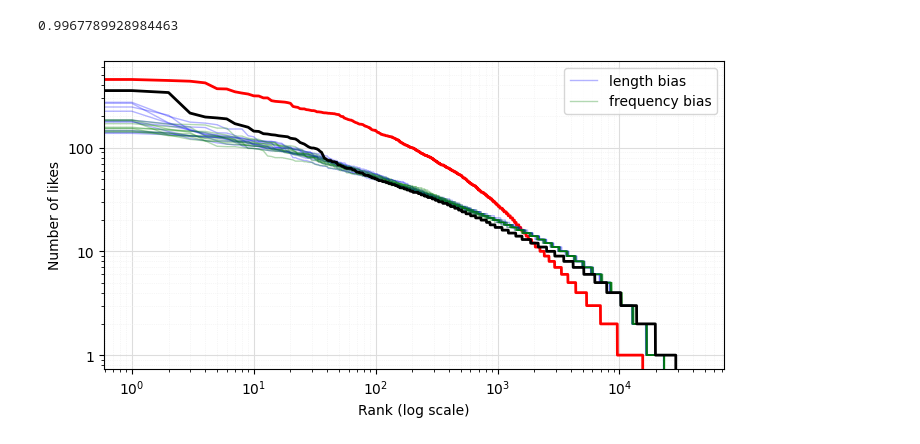
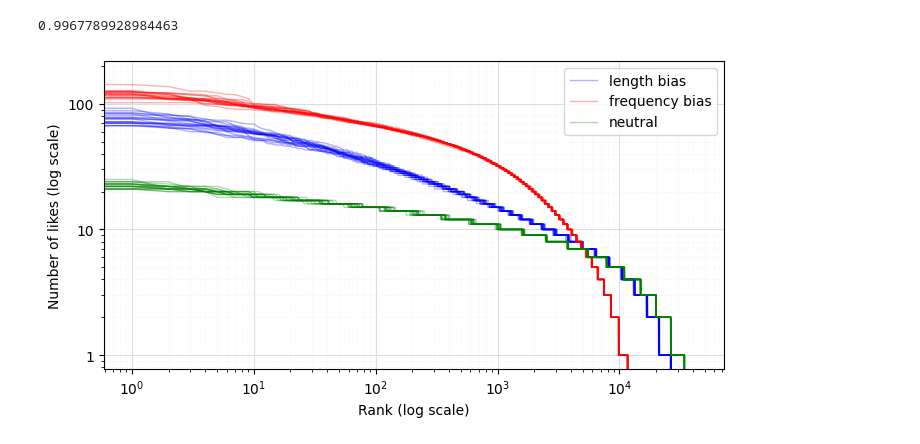
Before and after one commit to alexeykosh/2023-slovotvir-reuse-analysis, a Jupyter notebook: testing.ipynb, the cells around one changed output. Drawn from its saved outputs; the diff is of its cells as text; code cells hidden in the pictures.

Commit message:
corrected probability of likes

```diff
--- a/testing.ipynb
+++ b/testing.ipynb
@@ -114,7 +113,7 @@ class SlovotvirModel:
         for _ in indices:
             # get the word
             likes = min_max_scaling_numpy(np.array(self.words[_][0]))
-            lengths = min_max_scaling_numpy(np.array(self.words[_][1]))
+            lengths = min_max_scaling_numpy(1 / np.array(self.words[_][1]))
 
             # get the probability of liking each translation
             probs = self.like_prob(lengths, likes)
@@ -168,36 +167,37 @@ sum(likes_model) / sum(true_likes)
 # %%
 fig, ax = plt.subplots(figsize=(8, 4))
 likes_model = run_model(a=4.8, b=5.6, t=0.36)
-plt.plot(range(len(likes_model)),
-        likes_model,
-        color='red',
-        linewidth=2, alpha=1)
-for _ in range(10):
-        likes_model = run_model(10, 0, 0.5)
+for _ in range(20):
+        likes_model = run_model(10, 0, 1)
         plt.plot(range(len(likes_model)),
                 likes_model,
                 color='blue',
-                linewidth=1, alpha=0.3, label='length bias')
-for _ in range(10):
-        likes_model = run_model(10, 0, 0.5)
+                linewidth=1, alpha=0.3, label='length bias ($\alpha=10, \beta=0$)')
+for _ in range(20):
+        likes_model = run_model(0, 10, 1)
+        plt.plot(range(len(likes_model)),
+                likes_model,
+                color='red',
+                linewidth=1, alpha=0.3, label='frequency bias ($\alpha=0, \beta=10$)')
+for _ in range(20):
+        likes_model = run_model(0, 0, 1)
         plt.plot(range(len(likes_model)),
                 likes_model,
                 color='green',
-                linewidth=1, alpha=0.3, label='frequency bias')
-plt.plot(range(len(true_likes)),
-        true_likes[true_ranked],
-        linewidth=2, color='black')
+                linewidth=1, alpha=0.3, label='neutral ($\alpha=0, \beta=0$)')
 ax.set_xlabel('Rank (log scale)')
-ax.set_ylabel('Number of likes')
+ax.set_ylabel('Number of likes (log scale)')
 ax.set_yscale('log')
+ax.set_xscale('log')
 ax.yaxis.set_major_formatter(mticker.ScalarFormatter())
 handles, labels = plt.gca().get_legend_handles_labels()
 by_label = dict(zip(labels, handles))
 plt.legend(by_label.values(), by_label.keys())
-ax.set_xscale('log')
 ax.grid(which='major', color='#DDDDDD', linewidth=0.8)
 ax.grid(which='minor', color='#EEEEEE', linestyle=':', linewidth=0.5)
 ax.minorticks_on()
+# save to pdf
+plt.savefig('figures/model_prior.pdf', bbox_inches='tight')
 plt.show()
 # %% [output]
-[figure, old version]
+[figure, new version]
```
Also changed, not shown: parts of 1 cell of this notebook, 2 other files.
